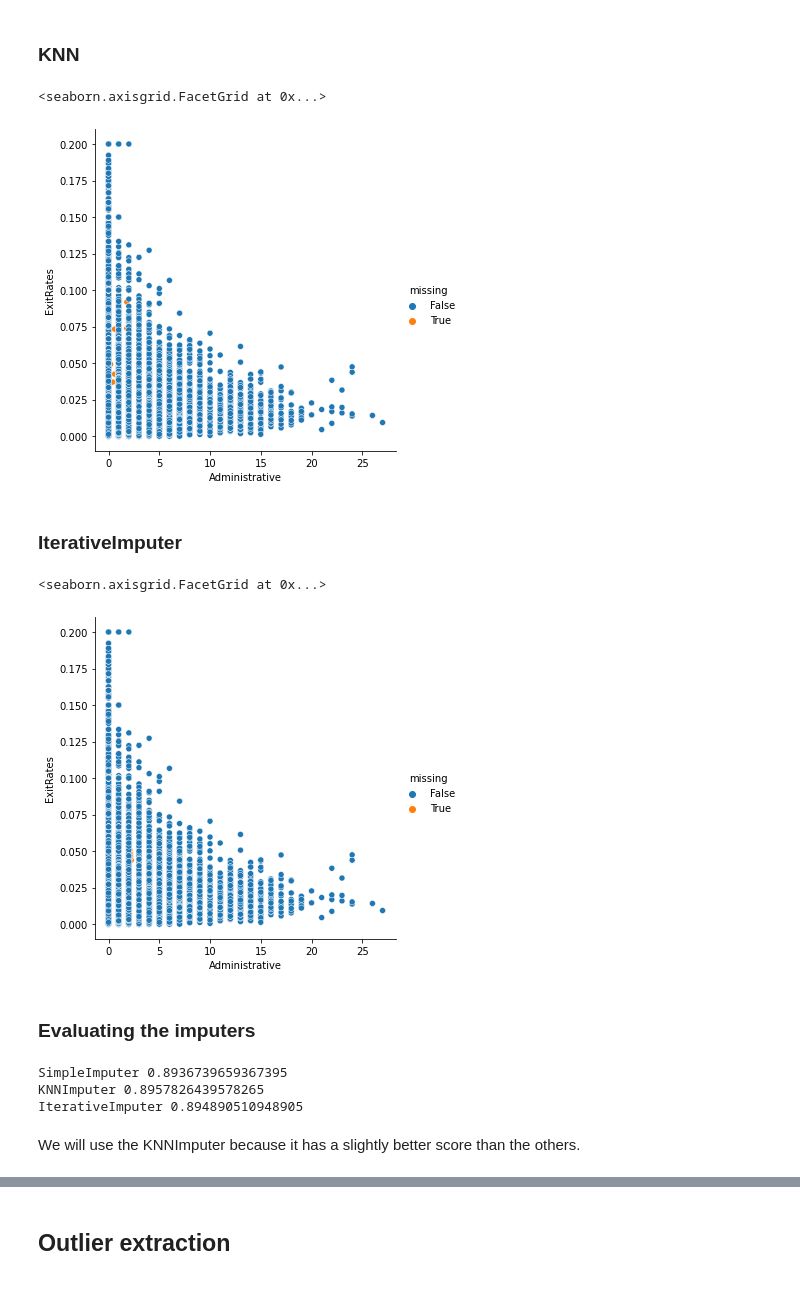
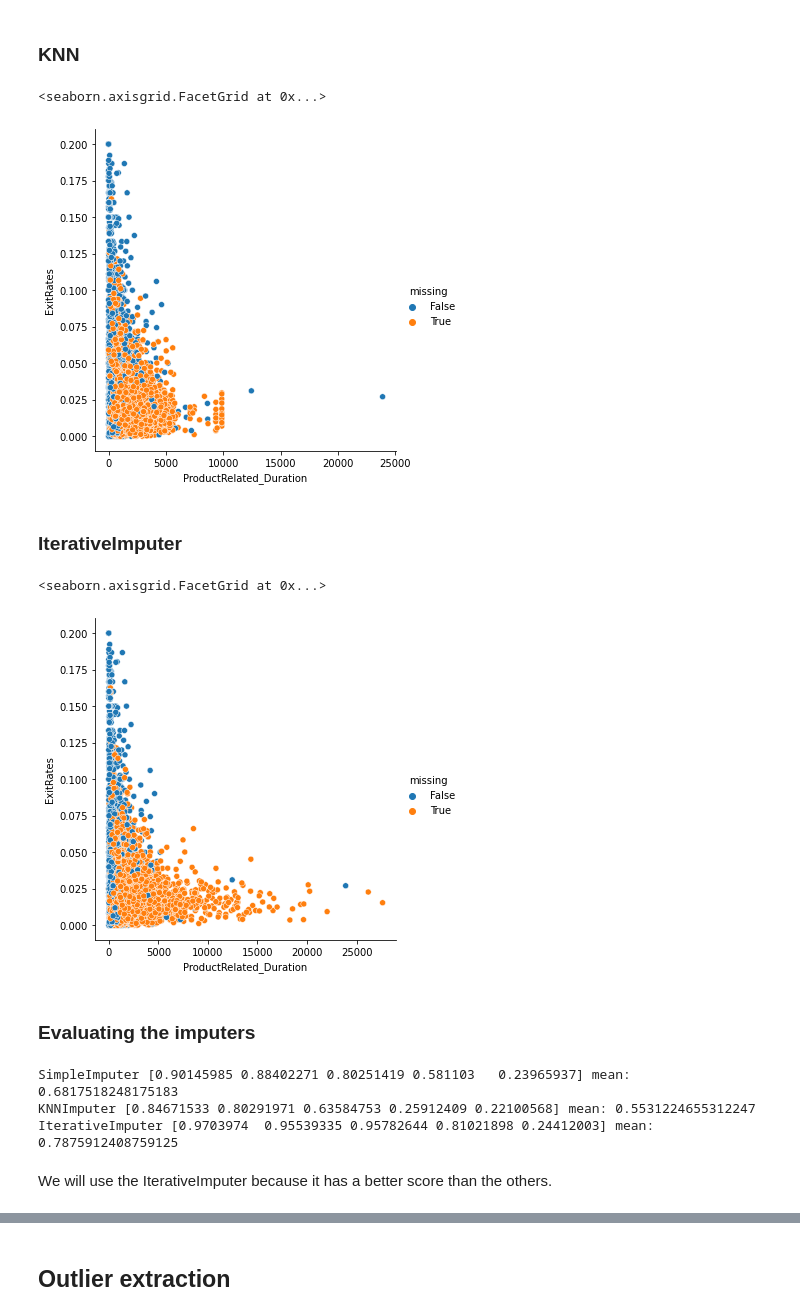
Before and after one commit to julrods/project-ml-onlineshop, a Jupyter notebook: model.ipynb, the cells around one changed output, grey strips where cells are left out. Saved outputs shown, nothing was run; the diff lists cells and outputs as text; code cells hidden in the pictures.

```diff
--- a/model.ipynb
+++ b/model.ipynb
@@ -180,0 +224,4 @@ data.drop(['VisitorType'], axis=1, inplace=True)
+# %%
+data['Weekend_true'] = pd.get_dummies(data['Weekend'], drop_first=True)
+# %%
+data = data.drop('Weekend', axis=1)
@@ -181,3 +237,10 @@ data.drop(['VisitorType'], axis=1, inplace=True)
+# %%
+# we reorder the columns to leave revenue as the last one
+data = data[['Administrative', 'Administrative_Duration', 'Informational',
+       'Informational_Duration', 'ProductRelated', 'ProductRelated_Duration',
+       'BounceRates', 'ExitRates', 'PageValues', 'SpecialDay', 'Month',
+       'OperatingSystems', 'Browser', 'Region', 'TrafficType',
+       'Other', 'Returning_Visitor', 'Weekend_true', 'Revenue']]
 # %% [markdown]
 ## Missing values
 # %% [markdown]
@@ -236,8 +300,8 @@ data_clean['missing'] = data['Administrative'].isna()
 # %%
-sns.relplot(x='Administrative', y='ExitRates', hue='missing', data=data_clean)
+sns.relplot(x='ProductRelated_Duration', y='ExitRates', hue='missing', data=data_clean)
 # %% [output]
 <seaborn.axisgrid.FacetGrid at 0x...>
-[figure, old version]
+[figure, new version]
 # %% [markdown]
 ### IterativeImputer
 # %%
@@ -245,12 +309,12 @@ iterative = IterativeImputer()
 # %%
 data_clean = pd.DataFrame(iterative.fit_transform(data), columns=data.columns)
 # %%
-data_clean['missing'] = data['Administrative'].isna()
+data_clean['missing'] = data['ProductRelated_Duration'].isna()
 # %%
-sns.relplot(x='Administrative', y='ExitRates', hue='missing', data=data_clean)
+sns.relplot(x='ProductRelated_Duration', y='ExitRates', hue='missing', data=data_clean)
 # %% [output]
 <seaborn.axisgrid.FacetGrid at 0x...>
-[figure, old version]
+[figure, new version]
 # %% [markdown]
 ### Evaluating the imputers
 # %%
@@ -260,10 +322,13 @@ y = data['Revenue']
 # %%
 for imputer in [simple, knn, iterative]:
-    X = imputer.fit_transform(data.drop('Revenue', axis=1))
-    print(imputer.__class__.__name__, np.mean(cross_val_score(rf, X, y)))
+    imputer_data = imputer.fit_transform(data)
+    X_imp = imputer_data[:, :-1]
+    y_imp = imputer_data[:, -1]
+    cv_score = cross_val_score(rf, X_imp, y_imp)
+    print(imputer.__class__.__name__, cv_score, 'mean:', np.mean(cv_score))
 # %% [output]
-SimpleImputer 0.8936739659367395
-KNNImputer 0.8957826439578265
-IterativeImputer 0.894890510948905
+SimpleImputer [0.90145985 0.88402271 0.80251419 0.581103   0.23965937] mean: 0.6817518248175183
+KNNImputer [0.84671533 0.80291971 0.63584753 0.25912409 0.22100568] mean: 0.5531224655312247
+IterativeImputer [0.9703974  0.95539335 0.95782644 0.81021898 0.24412003] mean: 0.7875912408759125
 # %% [markdown]
-We will use the KNNImputer because it has a slightly better score than the others.
+We will use the IterativeImputer because it has a better score than the others.
```
Also changed, not shown: parts of 78 cells of this notebook, 2 other files.
